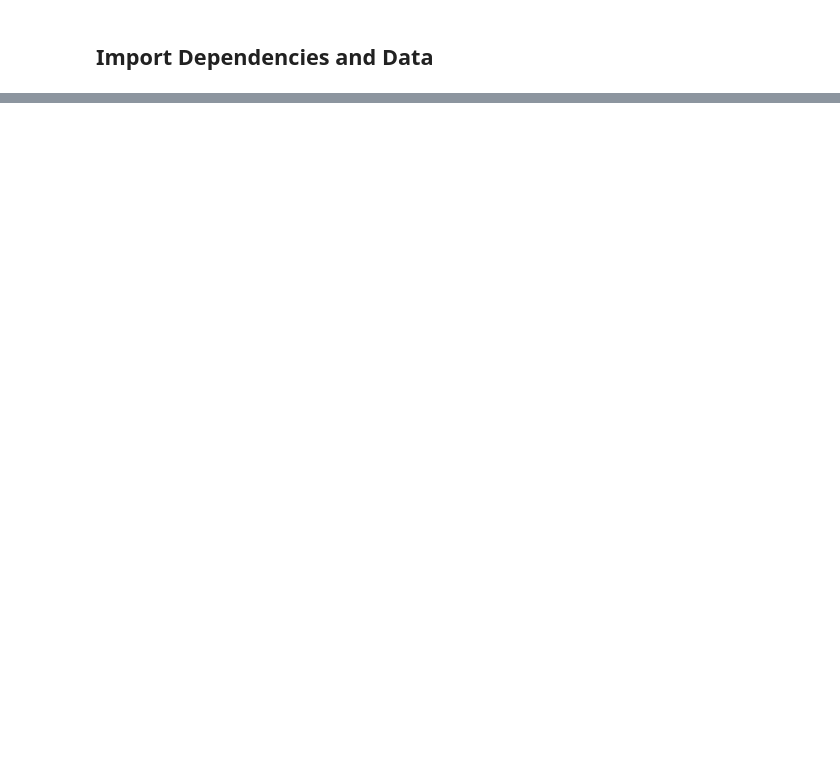
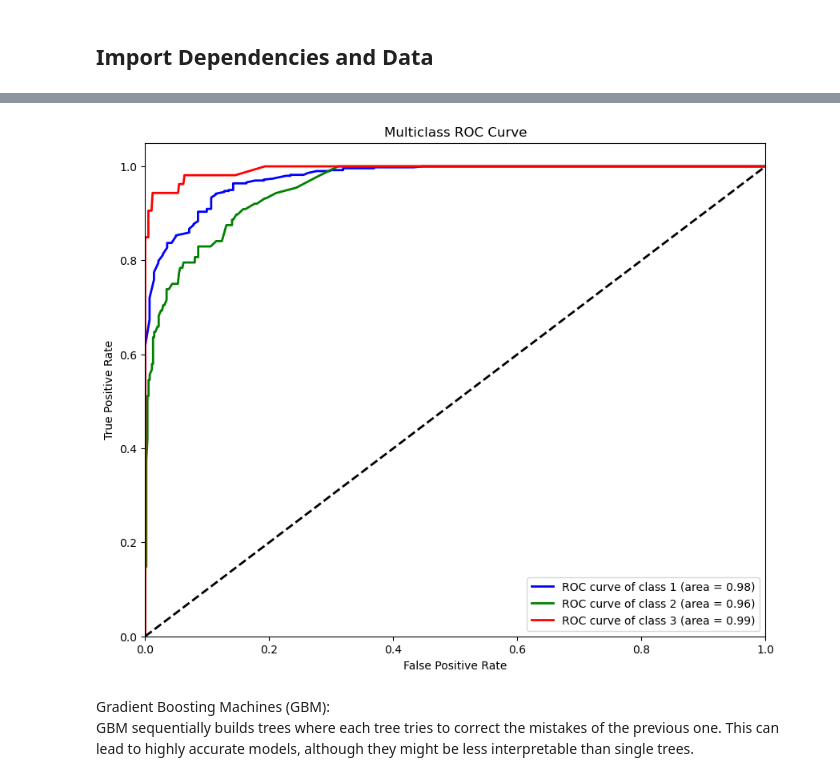
Before and after one commit to georgegmathew12/329e_project, a Jupyter notebook: 329_proj.ipynb, the cells around one changed output, grey strips where cells are left out. Cells and saved outputs as stored; diff of their text form; code cells hidden in the pictures; blank space fills up the shorter version.

```diff
--- a/329_proj.ipynb
+++ b/329_proj.ipynb
@@ -107,0 +177,15 @@ plt.show()
+# %%
+# Train RF classifier
+rf_classifier = RandomForestClassifier(n_estimators=100, random_state=42)
+rf_classifier.fit(X_train, y_train);
+# %%
+# Test RF classifier
+y_pred_rf = rf_classifier.predict(X_test)
+y_pred_proba_rf = rf_classifier.predict_proba(X_test)
+
+# Evaluate RF classifier
+accuracy_rf = accuracy_score(y_test, y_pred_rf)
+class_report = classification_report(y_test, y_pred_rf, target_names=['Class 1', 'Class 2', 'Class 3'])
+
+print(f'Accuracy: {accuracy_rf}')
+print(f'Classification report: \n{class_report}')
@@ -107,0 +204,31 @@ plt.show()
+# %%
+# ROC CURVE
+fpr = dict()
+tpr = dict()
+roc_auc = dict()
+n_classes = cleaned_df['fetal_health'].nunique()
+
+# Calculate false + true positive rates + area under the curve for each class
+for i in range(n_classes):
+    fpr[i], tpr[i], _ = roc_curve(y_test_binarized[:, i], y_pred_proba_rf[:, i])
+    roc_auc[i] = auc(fpr[i], tpr[i])
+
+# Plotting ROC curves
+plt.figure(figsize=(10, 8))
+colors = ['blue', 'green', 'red']
+for i, color in enumerate(colors):
+    plt.plot(fpr[i], tpr[i], color=color, lw=2,
+             label='ROC curve of class {0} (area = {1:0.2f})'.format(i+1, roc_auc[i]))
+plt.plot([0, 1], [0, 1], 'k--', lw=2)
+plt.xlim([0.0, 1.0])
+plt.ylim([0.0, 1.05])
+plt.xlabel('False Positive Rate')
+plt.ylabel('True Positive Rate')
+plt.title('Multiclass ROC Curve')
+plt.legend(loc="lower right")
+plt.show()
+# %% [output]
+[figure, added]
+# %% [markdown]
+Gradient Boosting Machines (GBM):
+GBM sequentially builds trees where each tree tries to correct the mistakes of the previous one. This can lead to highly accurate models, although they might be less interpretable than single trees.
```
Also changed, not shown: parts of 31 cells of this notebook.
